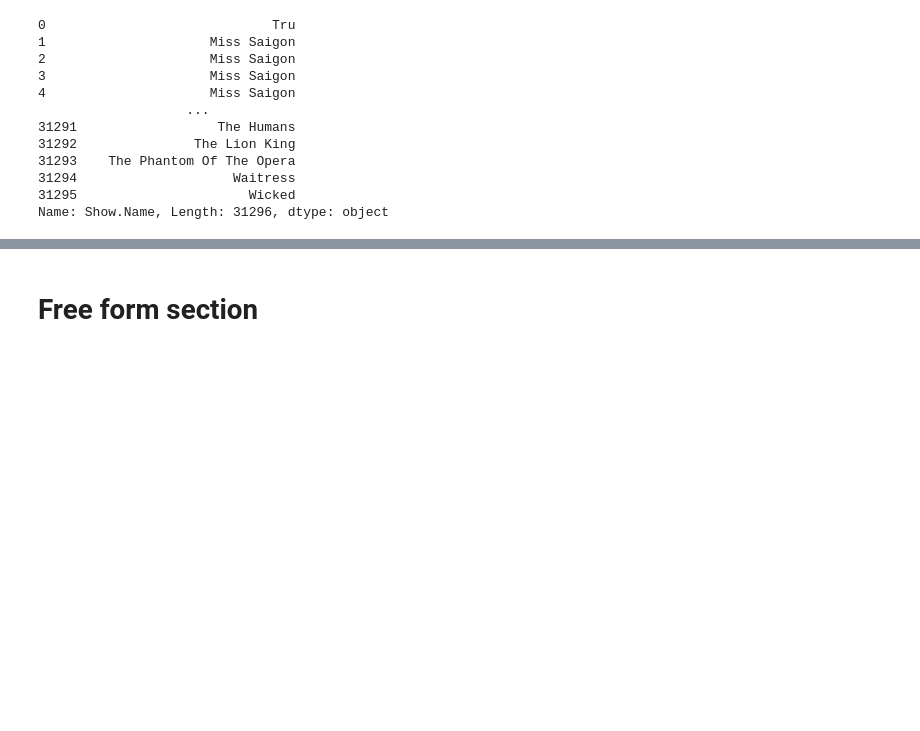
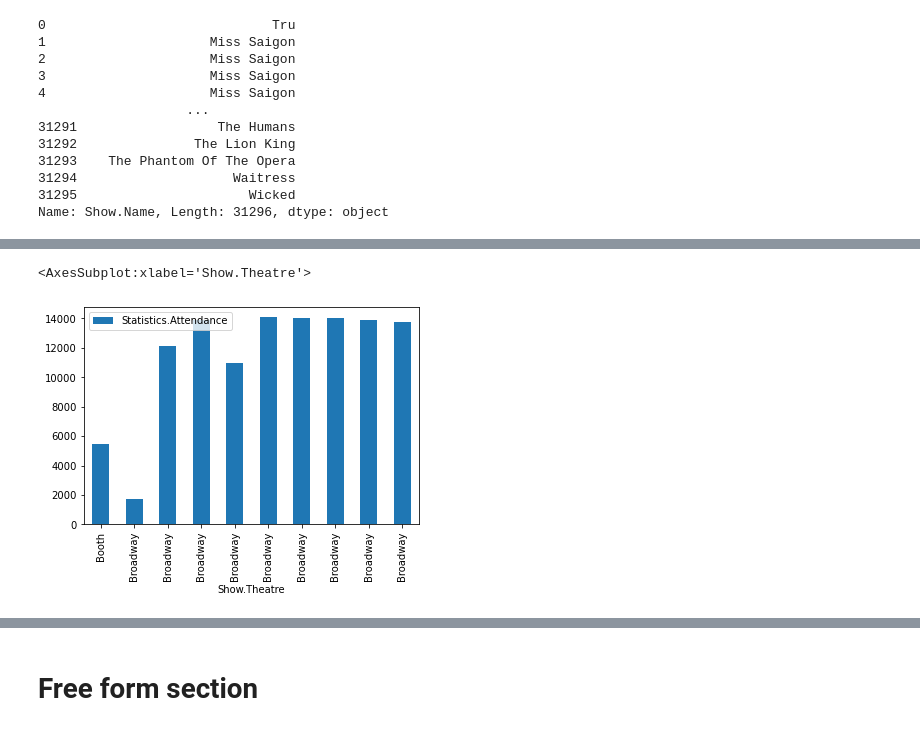
Before and after one commit to jhuang00/dh140, a Jupyter notebook: Assignment03/Assignment03.ipynb, the cells around one changed output, grey strips where cells are left out. Saved outputs shown, nothing was run; the diff lists cells and outputs as text; code cells hidden in the pictures; blank space fills up the shorter version.

```diff
--- a/Assignment03/Assignment03.ipynb
+++ b/Assignment03/Assignment03.ipynb
@@ -109,5 +150,23 @@ Name: Show.Name, Length: 31296, dtype: object
 # %%
 # Assign the dataframe values from the previous cell into a new dataframe variable
 # and make a bar plot with the text values horizontally and the numeric values as the bar heights
+
+attendance = []
+theatre = []
+for i in range(0,10):
+    attendance.append(broadway_df.loc[i,'Statistics.Attendance'])
+    theatre.append(broadway_df.loc[i,'Show.Theatre'])
+
+broadway_dict_small = {'Statistics.Attendance':attendance,
+                       'Show.Theatre':theatre
+                      }
+
+broadway_df_small = pd.DataFrame(broadway_dict_small)
+
+# make bar plot
+broadway_df_small.plot(kind='bar', x='Show.Theatre', y='Statistics.Attendance')
+# %% [output]
+<AxesSubplot:xlabel='Show.Theatre'>
+[figure, added]
 # %%
 # Re-do the plot from the previous cell as a horizontal bar plot
```
Also changed, not shown: parts of 7 cells of this notebook.
